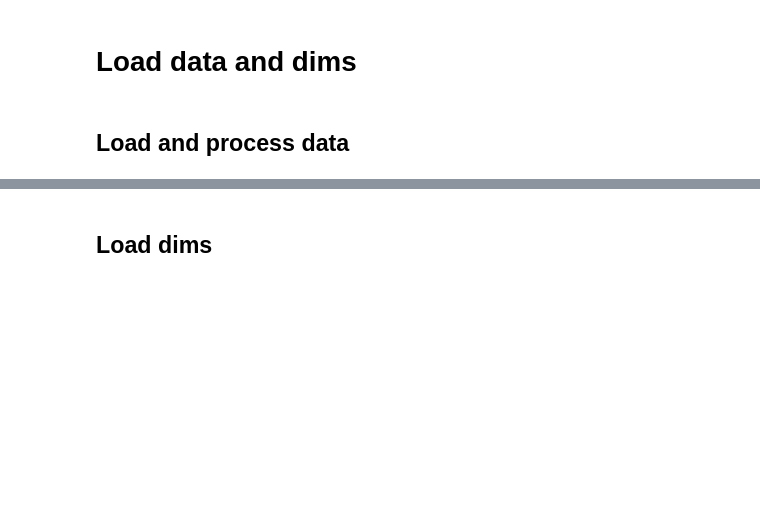
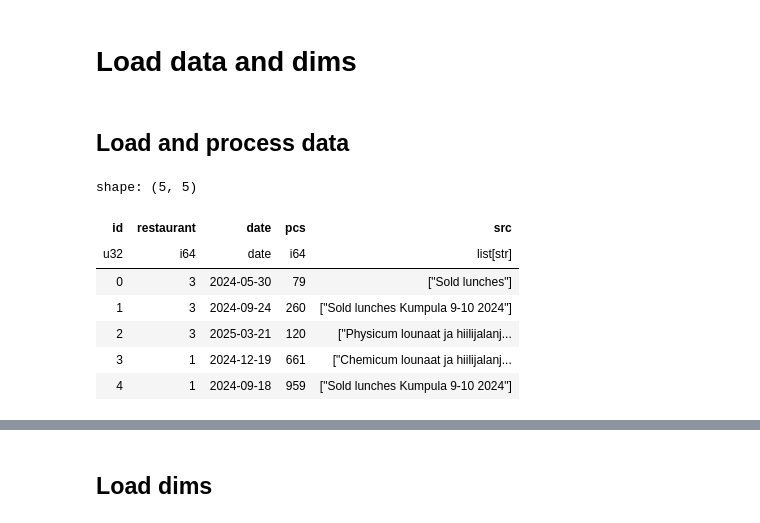
Before and after one commit to Food-Waste-Optimization/Food-Waste-Optimization, a Jupyter notebook: src/whole_pos_forecast/darts_chemicum.ipynb, the cells around one changed output, grey strips where cells are left out. Cells and saved outputs as stored; diff of their text form; code cells hidden in the pictures; blank space fills up the shorter version.

```diff
--- a/src/whole_pos_forecast/darts_chemicum.ipynb
+++ b/src/whole_pos_forecast/darts_chemicum.ipynb
@@ -108,0 +30,14 @@ pos_final.head()
+# %%
+path =  "data/processed/pos_daily_snapshot.parquet"
+pos_daily_snapshot = pl.read_parquet(path)
+
+pos_daily_snapshot.head()
+# %% [output]
+shape: (5, 5)
+| id | restaurant | date | pcs | src |
+| u32 | i64 | date | i64 | list[str] |
+| 0 | 3 | 2024-05-30 | 79 | ["Sold lunches"] |
+| 1 | 3 | 2024-09-24 | 260 | ["Sold lunches Kumpula 9-10 2024"] |
+| 2 | 3 | 2025-03-21 | 120 | ["Physicum lounaat ja hiilijalanj... |
+| 3 | 1 | 2024-12-19 | 661 | ["Chemicum lounaat ja hiilijalanj... |
+| 4 | 1 | 2024-09-18 | 959 | ["Sold lunches Kumpula 9-10 2024"] |
```
Also changed, not shown: parts of 23 cells of this notebook, 6 other files.
